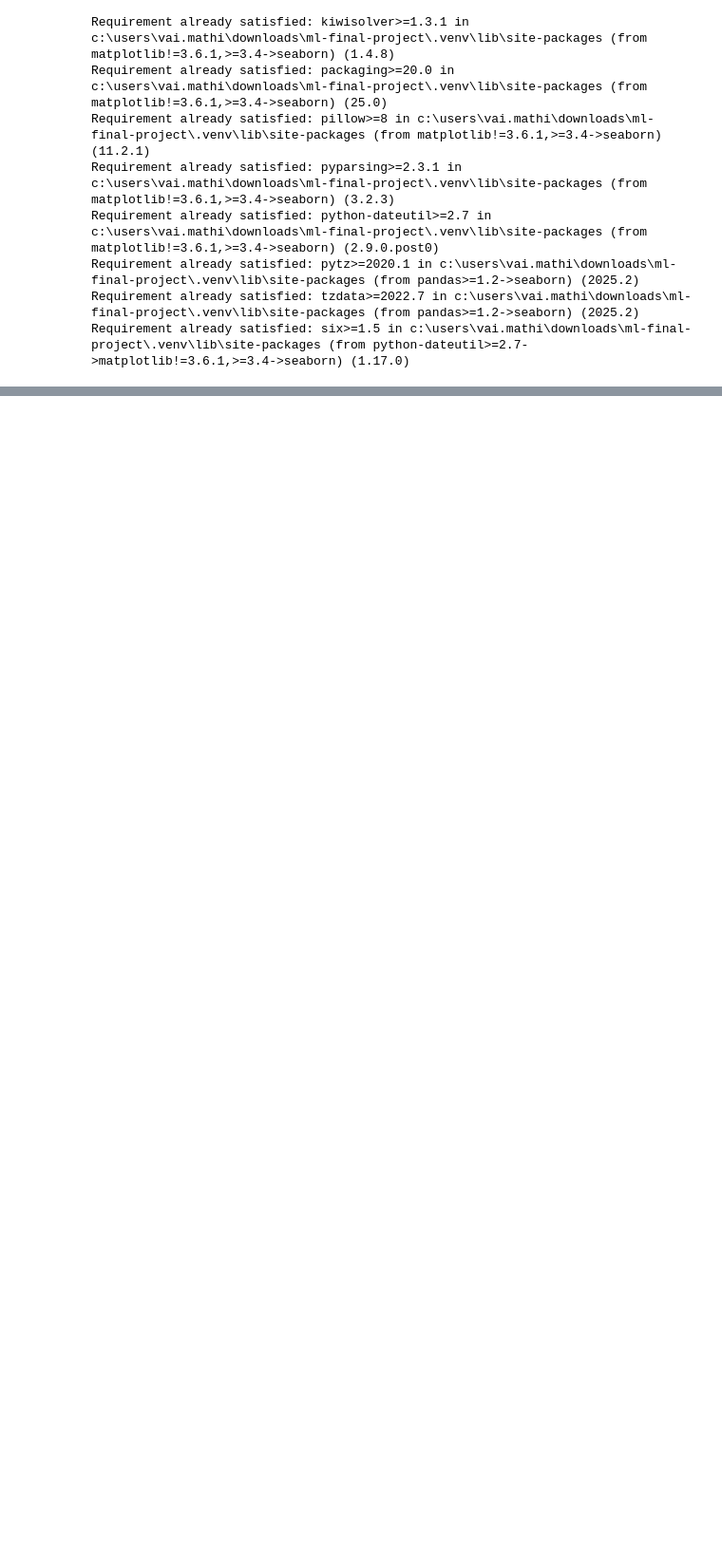
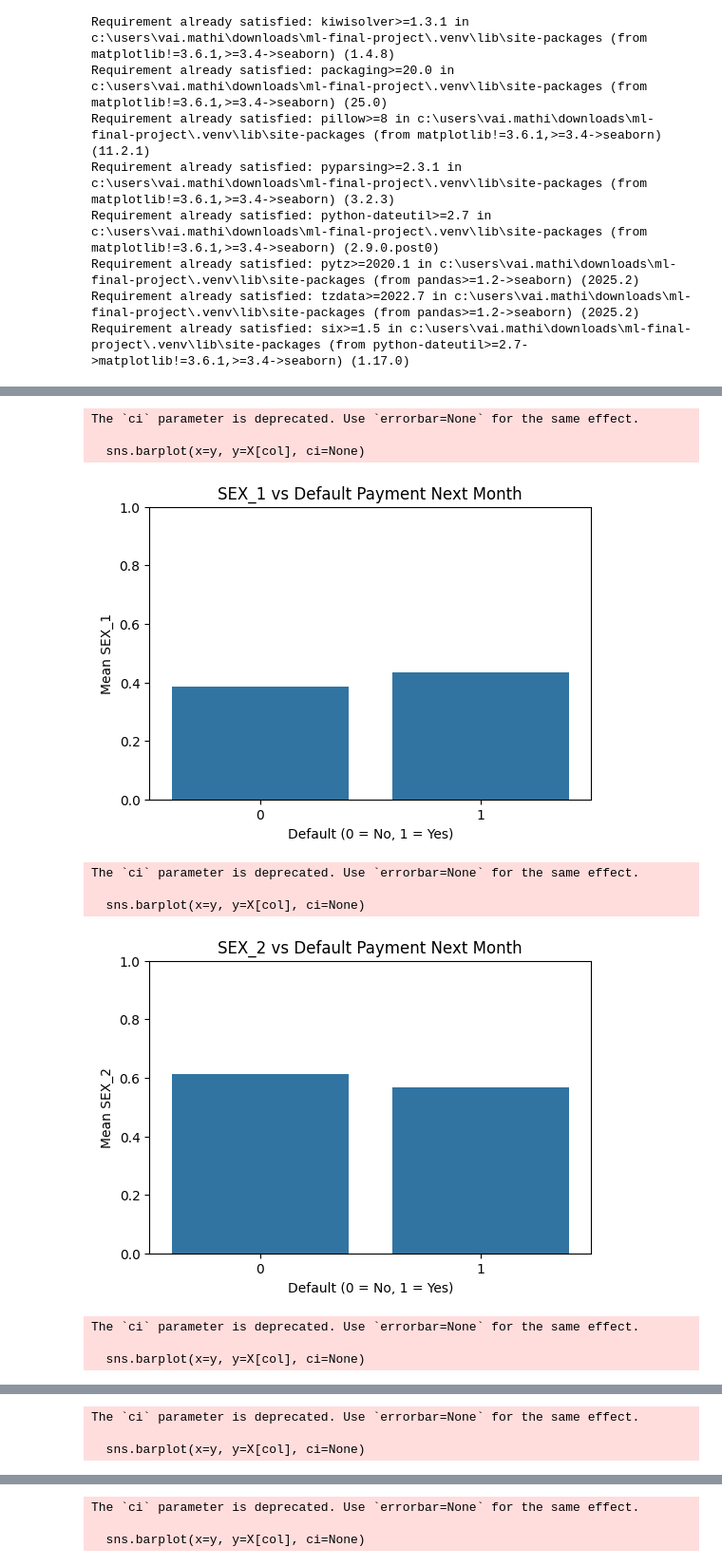
Before and after one commit to vaimathi1726/credit-card-default-predictor, a Jupyter notebook: CC_unsupervised_analysis.ipynb, the cells around one changed output, grey strips where cells are left out. Shown at 95% size. Drawn from its saved outputs; the diff is of its cells as text; code cells hidden in the pictures; blank space fills up the shorter version.

```diff
--- a/CC_unsupervised_analysis.ipynb
+++ b/CC_unsupervised_analysis.ipynb
@@ -38,6 +38,16 @@ from sklearn.metrics import precision_recall_fscore_support
 df = pd.read_csv(r'C:\Users\Vai.Mathi\Downloads\ML-Final-Project\UCI_Credit_Card.csv')
 
 print(df.head())
+
+
+
+# List of categorical columns you want to inspect
+categorical_cols = ['SEX', 'EDUCATION', 'MARRIAGE']
+
+# Loop through each and print value counts
+for col in categorical_cols:
+    print(f'\nValue counts for {col}:')
+    print(df[col].value_counts())
 # %% [output]
    ID  LIMIT_BAL  SEX  EDUCATION  MARRIAGE  AGE  PAY_0  PAY_2  PAY_3  PAY_4  \
 0   1    20000.0    2          2         1   24      2      2     -1     -1
@@ -58,0 +131,30 @@ print(df.head())
+# %%
+X = df.drop(columns=['default.payment.next.month'])
+y = df['default.payment.next.month']
+
+dummy_cols = [col for col in X.columns if col.startswith(('SEX_', 'EDUCATION_', 'MARRIAGE_'))]
+
+# Plot default rates for each dummy column
+for col in dummy_cols:
+    plt.figure(figsize=(6, 4))
+
+    # Calculate the mean of the dummy feature grouped by default outcome
+    sns.barplot(x=y, y=X[col], ci=None)
+
+    plt.title(f'{col} vs Default Payment Next Month')
+    plt.xlabel('Default (0 = No, 1 = Yes)')
+    plt.ylabel(f'Mean {col}')
+    plt.ylim(0, 1)  # Since dummies are 0 or 1
+    plt.show()
+# %% [output]
+The `ci` parameter is deprecated. Use `errorbar=None` for the same effect.
+
+  sns.barplot(x=y, y=X[col], ci=None)
+[figure, added]
+The `ci` parameter is deprecated. Use `errorbar=None` for the same effect.
+
+  sns.barplot(x=y, y=X[col], ci=None)
+[figure, added]
+The `ci` parameter is deprecated. Use `errorbar=None` for the same effect.
+
+  sns.barplot(x=y, y=X[col], ci=None)
@@ -58,0 +162,3 @@ print(df.head())
+The `ci` parameter is deprecated. Use `errorbar=None` for the same effect.
+
+  sns.barplot(x=y, y=X[col], ci=None)
@@ -58,0 +166,3 @@ print(df.head())
+The `ci` parameter is deprecated. Use `errorbar=None` for the same effect.
+
+  sns.barplot(x=y, y=X[col], ci=None)
```
Also changed, not shown: parts of 14 cells of this notebook, 5 other files.
